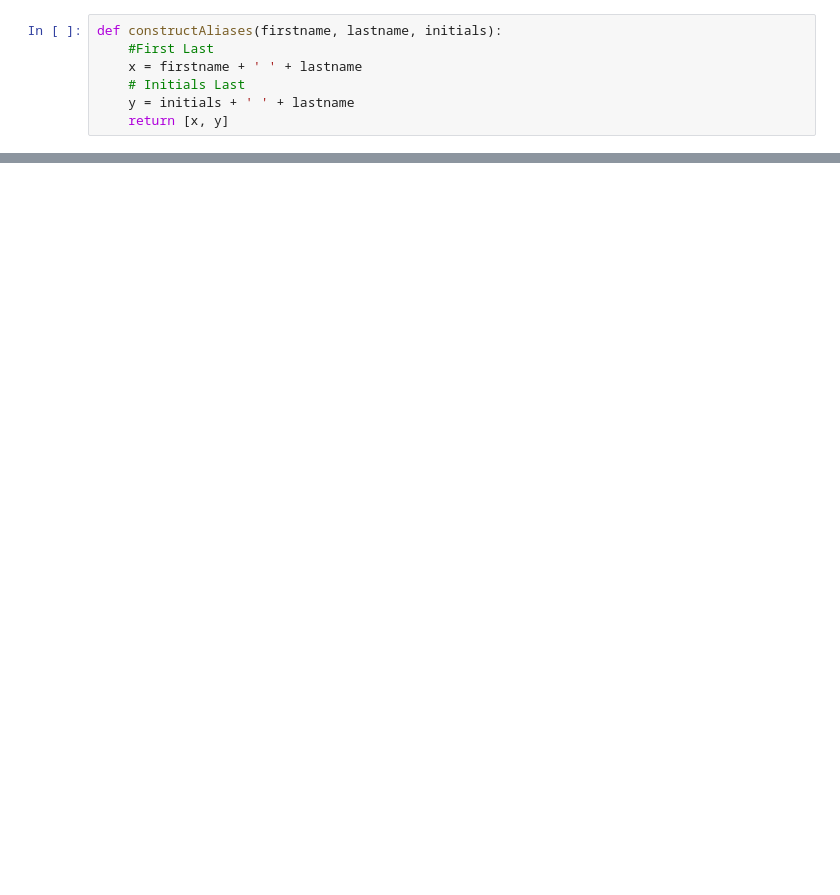
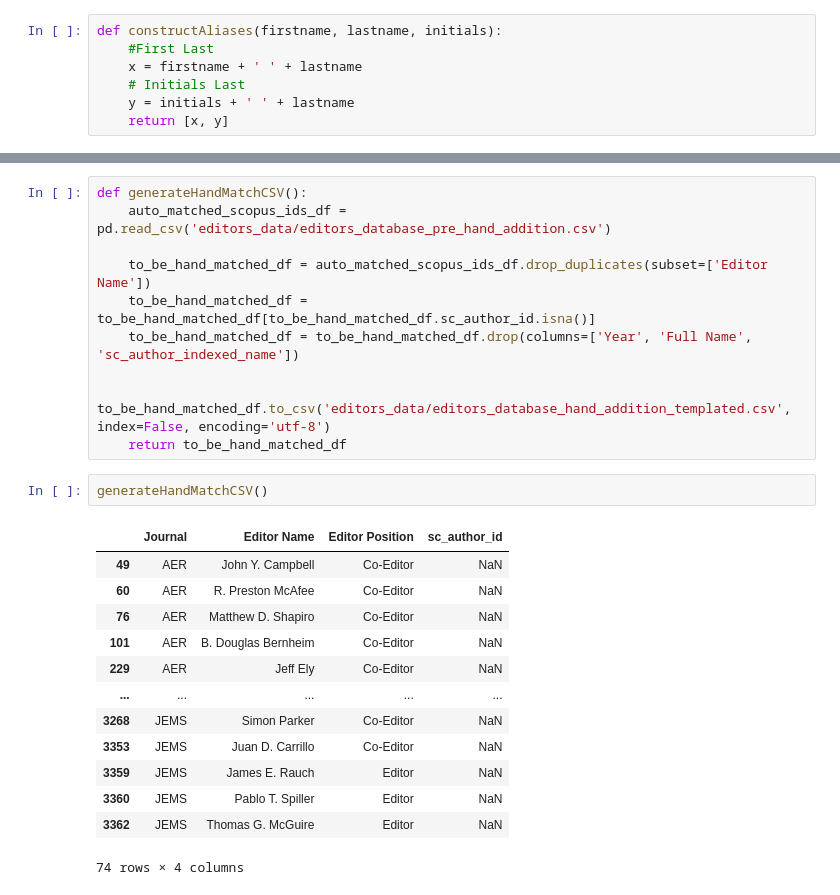
Before and after one commit to joshuaylevy/ioCapture, a Jupyter notebook: 00_Scraping/editors_scopus_id_matching.ipynb, the cells around one changed output, grey strips where cells are left out. Drawn from its saved outputs; the diff is of its cells as text; blank space fills up the shorter version.

```diff
--- a/00_Scraping/editors_scopus_id_matching.ipynb
+++ b/00_Scraping/editors_scopus_id_matching.ipynb
@@ -281,0 +282,26 @@ for i, author_object in enumerate(response.json().get('search-results').get('ent
+# %%
+def generateHandMatchCSV():
+    auto_matched_scopus_ids_df = pd.read_csv('editors_data/editors_database_pre_hand_addition.csv')
+
+    to_be_hand_matched_df = auto_matched_scopus_ids_df.drop_duplicates(subset=['Editor Name'])
+    to_be_hand_matched_df = to_be_hand_matched_df[to_be_hand_matched_df.sc_author_id.isna()]
+    to_be_hand_matched_df = to_be_hand_matched_df.drop(columns=['Year', 'Full Name', 'sc_author_indexed_name'])
+
+    to_be_hand_matched_df.to_csv('editors_data/editors_database_hand_addition_templated.csv', index=False, encoding='utf-8')
+    return to_be_hand_matched_df
+# %%
+generateHandMatchCSV()
+# %% [output]
+|  | Journal | Editor Name | Editor Position | sc_author_id |
+| 49 | AER | John Y. Campbell | Co-Editor | NaN |
+| 60 | AER | R. Preston McAfee | Co-Editor | NaN |
+| 76 | AER | Matthew D. Shapiro | Co-Editor | NaN |
+| 101 | AER | B. Douglas Bernheim | Co-Editor | NaN |
+| 229 | AER | Jeff Ely | Co-Editor | NaN |
+| ... | ... | ... | ... | ... |
+| 3268 | JEMS | Simon Parker | Co-Editor | NaN |
+| 3353 | JEMS | Juan D. Carrillo | Co-Editor | NaN |
+| 3359 | JEMS | James E. Rauch | Editor | NaN |
+| 3360 | JEMS | Pablo T. Spiller | Editor | NaN |
+| 3362 | JEMS | Thomas G. McGuire | Editor | NaN |
+74 rows × 4 columns
```
Also changed, not shown: parts of 3 cells of this notebook, 1 other file.
